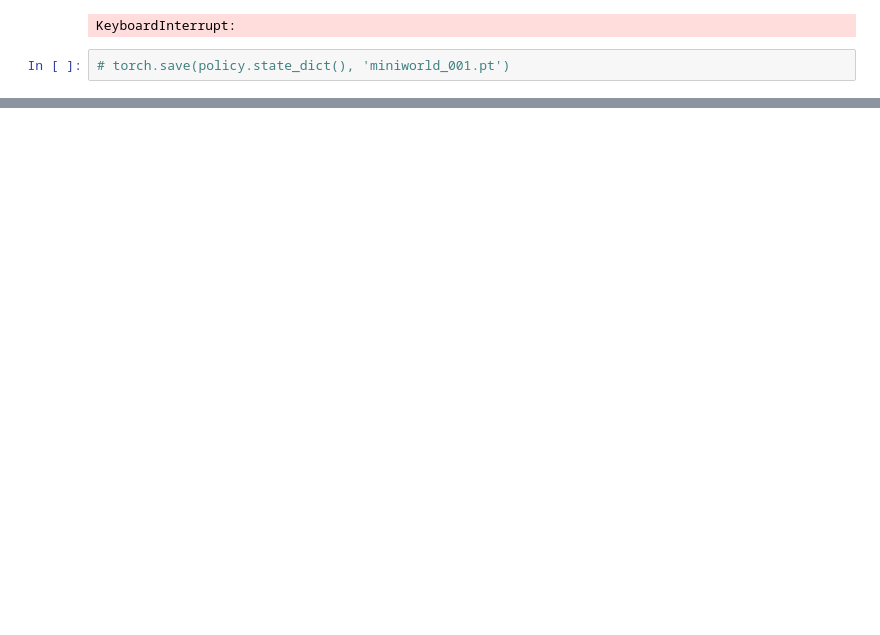
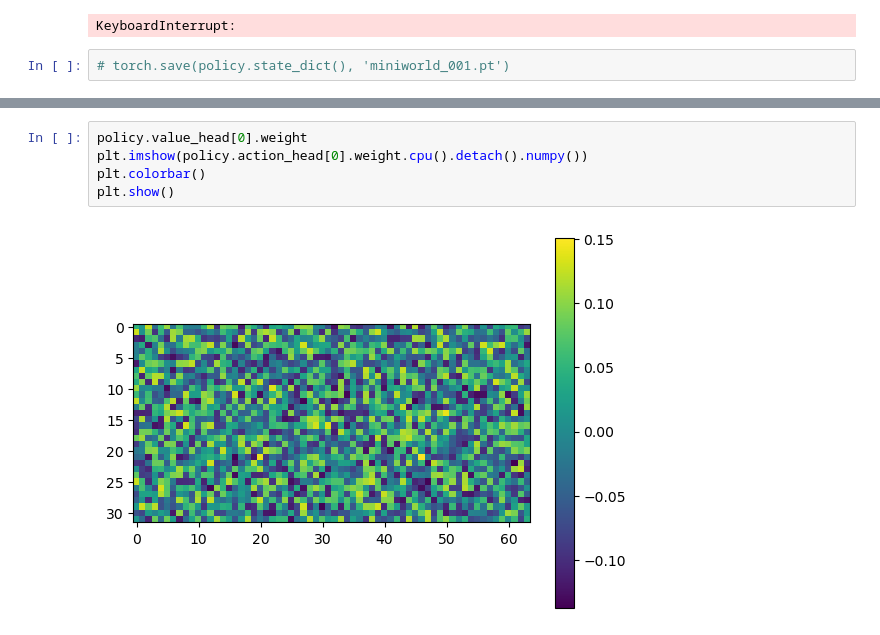
Before and after one commit to FelixHub/serotonin_model, a Jupyter notebook: miniworld/main.ipynb, the cells around one changed output, grey strips where cells are left out. Saved outputs shown, nothing was run; the diff lists cells and outputs as text; blank space fills up the shorter version.

```diff
--- a/miniworld/main.ipynb
+++ b/miniworld/main.ipynb
@@ -227,0 +261,7 @@ env.close()
+# %%
+policy.value_head[0].weight
+plt.imshow(policy.action_head[0].weight.cpu().detach().numpy())
+plt.colorbar()
+plt.show()
+# %% [output]
+[figure, added]
```
Also changed, not shown: parts of 11 cells of this notebook, 10 other files.
